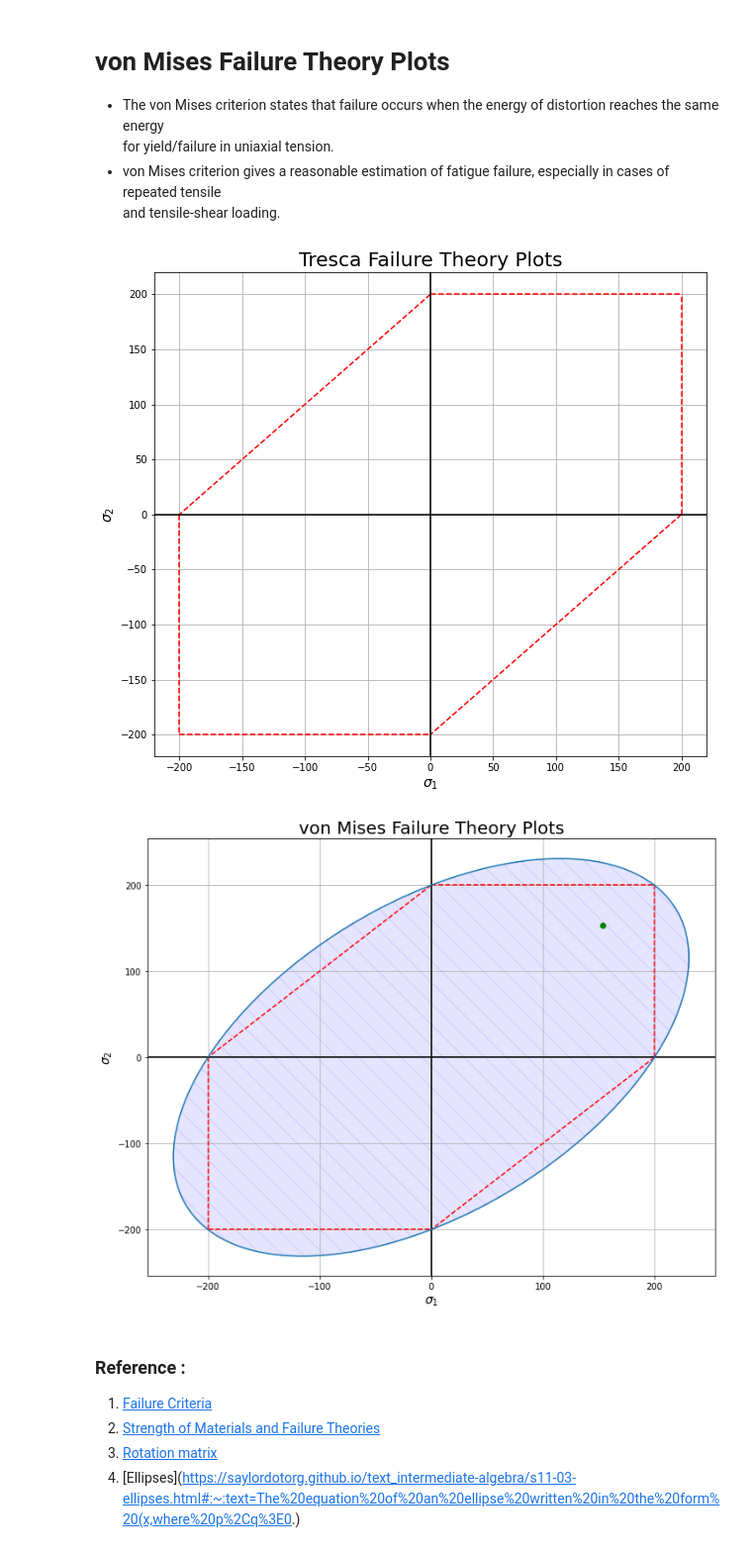
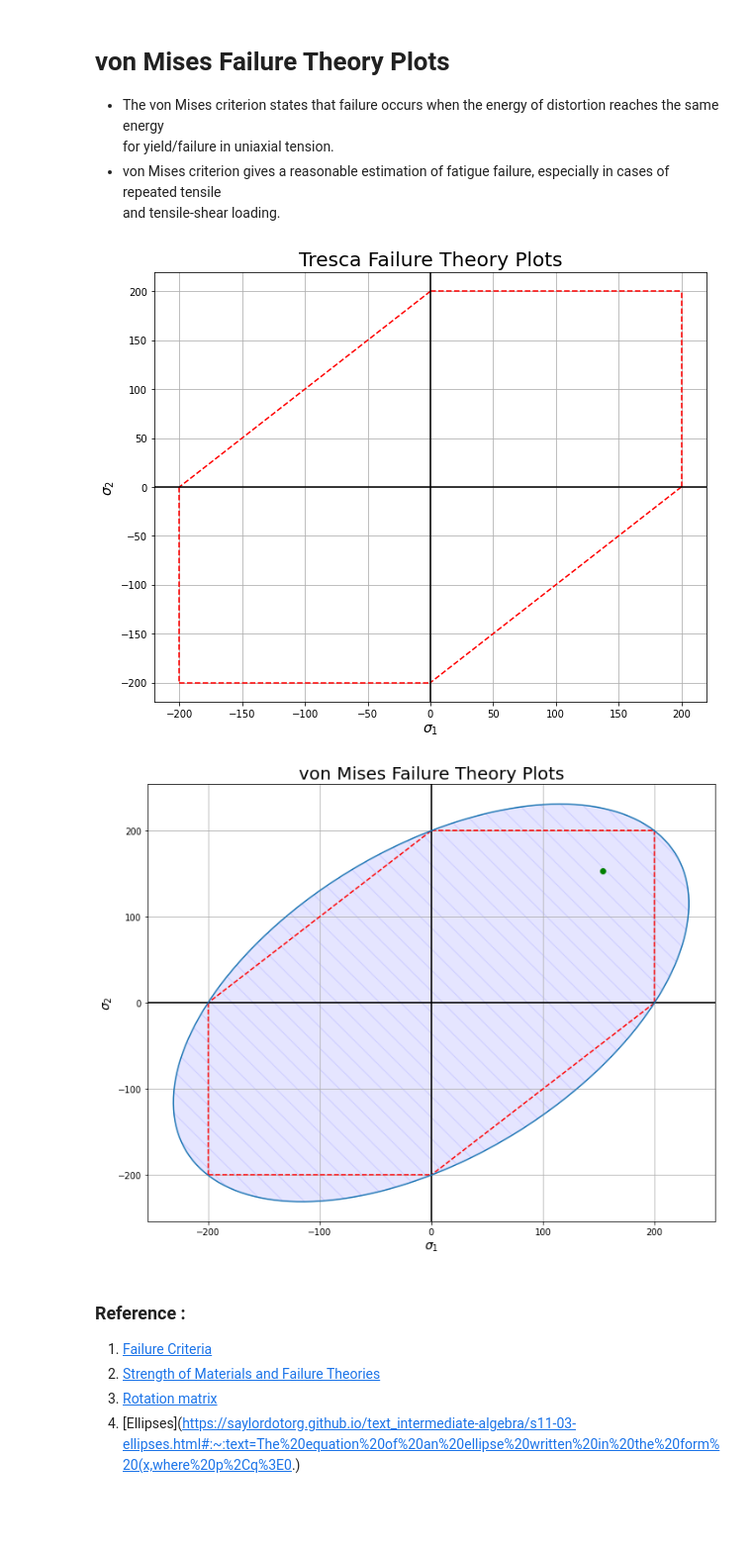
Before and after one commit to aimanamri/mechanicalEngineering, a Jupyter notebook: vonmises-failure_plot.ipynb, the cells around one changed output. Shown at 99% size. Saved outputs shown, nothing was run; the diff lists cells and outputs as text; code cells hidden in the pictures; blank space fills up the shorter version.

```diff
--- a/vonmises-failure_plot.ipynb
+++ b/vonmises-failure_plot.ipynb
@@ -12,19 +12,9 @@ sy = 200  # yeild strength (降伏応力) [MPa]
 s1 = 125  # principal stress 1, s1 (主応力) [MPa]
 s2 = 90   # principal stress 2, s2 (主応力) [MPa]
 
-class MaterialFailure():
-    def __init__(self,sy,s1,s2):
-        ''' INPUT INITIAL INFORMATION
-                σ_y : sigma y
-                σ_1 : sigma 1
-                σ_2 : sigma 2
-        '''
-        self.sy = sy
-        self.s1 = s1
-        self.s2 = s2
-
-    def TrescaCriterionPlot(self):
-        plt.figure(figsize=(10,9))
+class TrescaCriterion():
+    def TrescaPlot(self):
+        plt.figure(figsize=(10,8))
         plt.title("Tresca Failure Theory Plots",fontsize=20)
         plt.xlabel(r'$\sigma_1$',fontsize=14)
         plt.ylabel(r'$\sigma_2$',fontsize=14)
@@ -40,6 +30,17 @@ class MaterialFailure():
         plt.axvline(color = 'k')
         plt.grid()
         plt.show()
+
+class vonMisesCriterion(TrescaCriterion):
+    def __init__(self,sy,s1,s2):
+        ''' INPUT INITIAL INFORMATION
+                σ_y : sigma y
+                σ_1 : sigma 1
+                σ_2 : sigma 2
+        '''
+        self.sy = sy
+        self.s1 = s1
+        self.s2 = s2
 
     def vonMisesCriterionPlot(self):
         s_von = np.sqrt(self.s1**2 + self.s2**2 -(self.s1-self.s2))
@@ -62,38 +63,36 @@ class MaterialFailure():
         plt.figure(figsize=(10,8))
         plt.title("von Mises Failure Theory Plots",fontsize=20)
         plt.xlabel(r'$\sigma_1$',fontsize=14)
         plt.ylabel(r'$\sigma_2$',fontsize=14)
 
         plt.fill_between(x,y,color='blue',hatch='\\',alpha=0.1)
 
         # plot dashed line for maximum shear stress criterion (Tresca yield criterion)
         plt.plot([self.sy,self.sy],[0,sy],'r--')
         plt.plot([0,self.sy],[self.sy,self.sy],'r--')
         plt.plot([-self.sy,0],[-self.sy,-self.sy],'r--')
         plt.plot([-self.sy,-self.sy],[0,-self.sy],'r--')
         plt.plot([0,-self.sy],[self.sy,0],'r--')
         plt.plot([self.sy,0],[0,-self.sy],'r--')
 
         # Create horizontal and vertical lines at center
         plt.axhline(color = 'k')
         plt.axvline(color = 'k')
 
         # check if von Mises stress in the region
         plt.scatter(s_von,s_von,color = 'g')
         # show gridline
         plt.grid()
-
         plt.tight_layout()
-
         plt.plot(x,y)
         plt.show()
 
 if __name__ == '__main__':
-    x = MaterialFailure(sy,s1,s2)
-    x.TrescaCriterionPlot()
+    x = vonMisesCriterion(sy,s1,s2)
+    x.TrescaPlot()
     x.vonMisesCriterionPlot()
 # %% [output]
-[figure, old version]
+[figure, new version]
 [figure]
 # %% [markdown]
 ### Reference :
```
